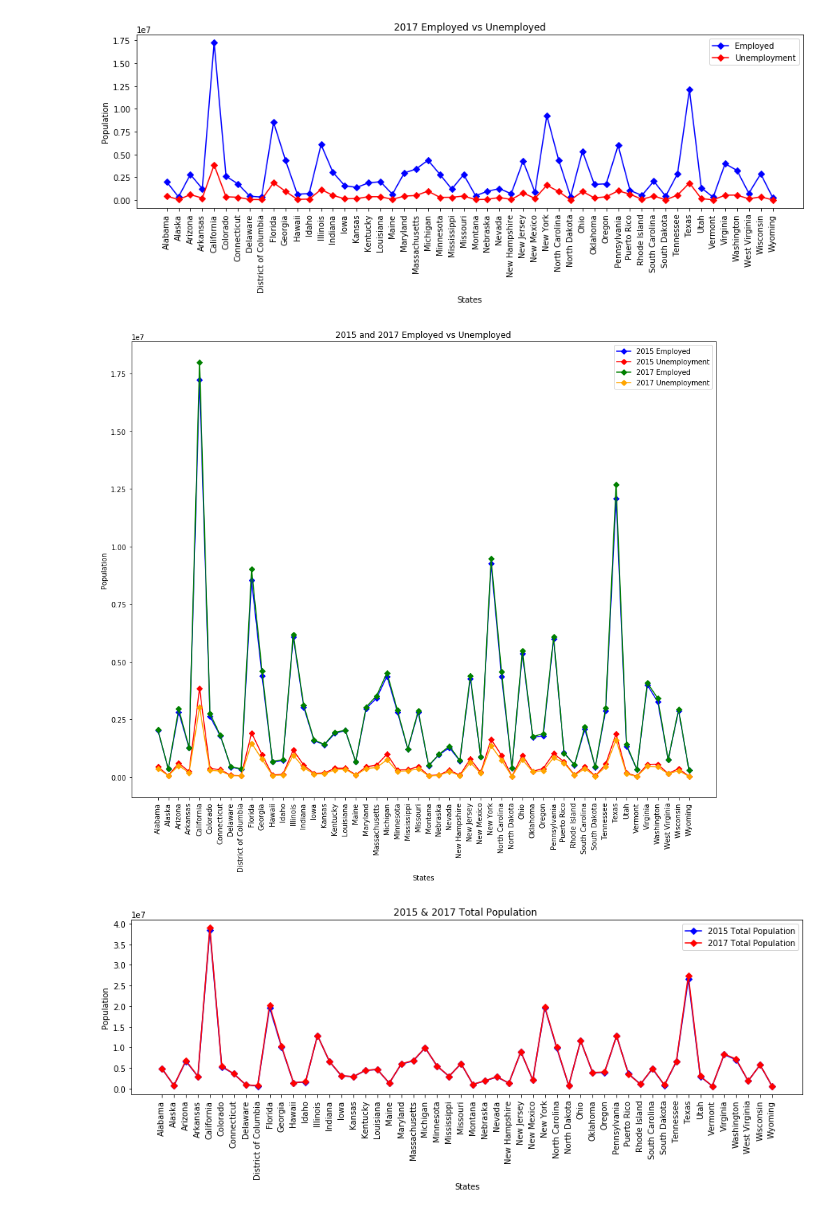
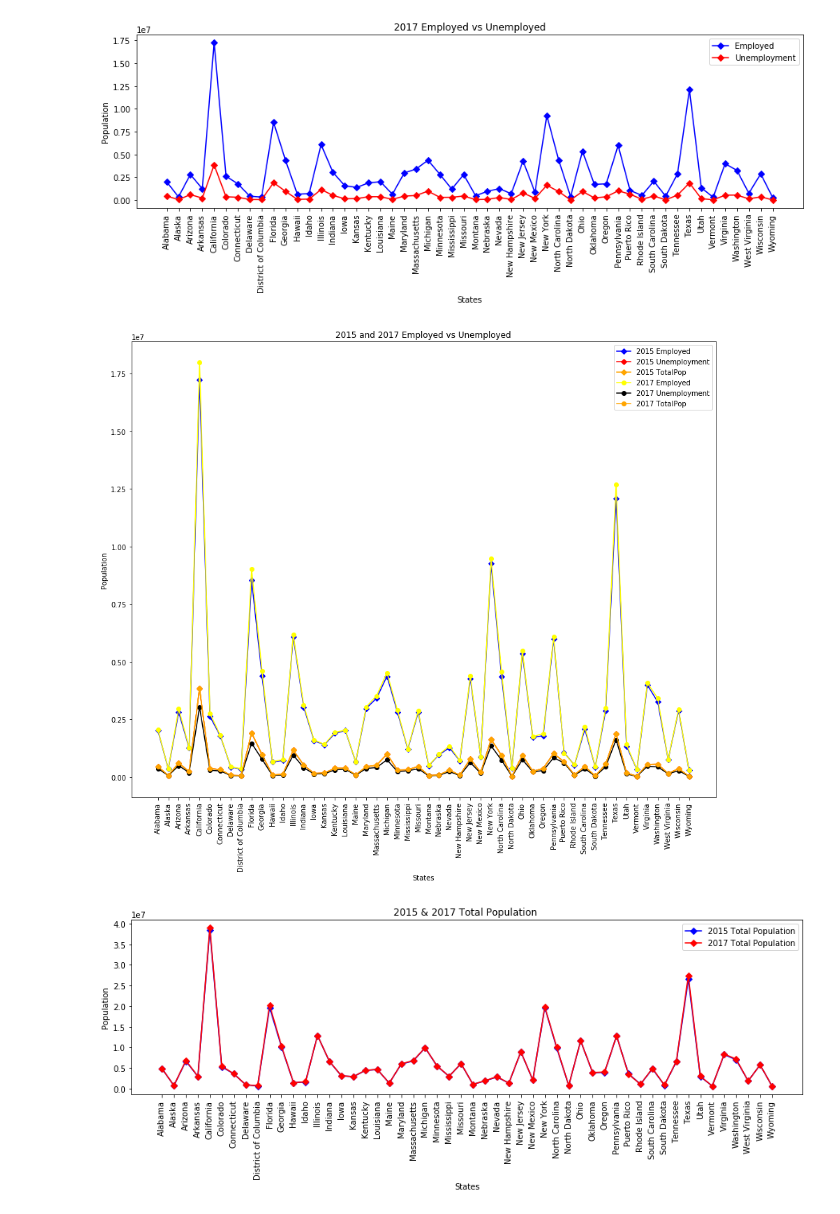
Before and after one commit to charlim26/censusproject, a Jupyter notebook: Matt Unemployment/unemployment_census.ipynb, the cells around one changed output. Cells and saved outputs as stored; diff of their text form; code cells hidden in the pictures.

Commit message:
Last file upload for matt_census

```diff
--- a/Matt Unemployment/unemployment_census.ipynb
+++ b/Matt Unemployment/unemployment_census.ipynb
@@ -236,21 +249,25 @@ plt.show()
 # %%
 employed_2015 = census_2015['Employed']
 unemployed_2015 = census_2015['Unemployment']
+totalpop_2015 = census_2015['TotalPop']
 employed_2017 = census_2017['Employed']
 unemployed_2017 = census_2017['Unemployment']
+totalpop_2017 = census_2017['TotalPop']
 all_states = census_2015['State']
 plt.figure(figsize=(15, 12))
 plt.plot(all_states, employed_2015, marker="D", color="blue", label="2015 Employed")
 plt.plot(all_states, unemployed_2015, marker="D", color="red", label="2015 Unemployment")
-plt.plot(all_states, employed_2017, marker="D", color="green", label="2017 Employed")
-plt.plot(all_states, unemployed_2017, marker="D", color="orange", label="2017 Unemployment")
+plt.plot(all_states, unemployed_2015, marker="D", color="orange", label="2015 TotalPop")
+plt.plot(all_states, employed_2017, marker="o", color="yellow", label="2017 Employed")
+plt.plot(all_states, unemployed_2017, marker="o", color="black", label="2017 Unemployment")
+plt.plot(all_states, unemployed_2015, marker="o", color="orange", label="2017 TotalPop")
 plt.legend(loc="best")
 plt.xlabel("States")
 plt.ylabel("Population")
 plt.title("2015 and 2017 Employed vs Unemployed")
 tick_locations = [value for value in all_states]
 plt.xticks(tick_locations, rotation="vertical")
-plt.savefig("2015_2017_Employedvsumemployed.png")
+plt.savefig("Good Copy 2015_2017_Employedvsumemployed.png")
 plt.show()
 # %% [output]
-[figure, old version]
+[figure, new version]
```
Also changed, not shown: parts of 9 cells of this notebook, 2 other files.
